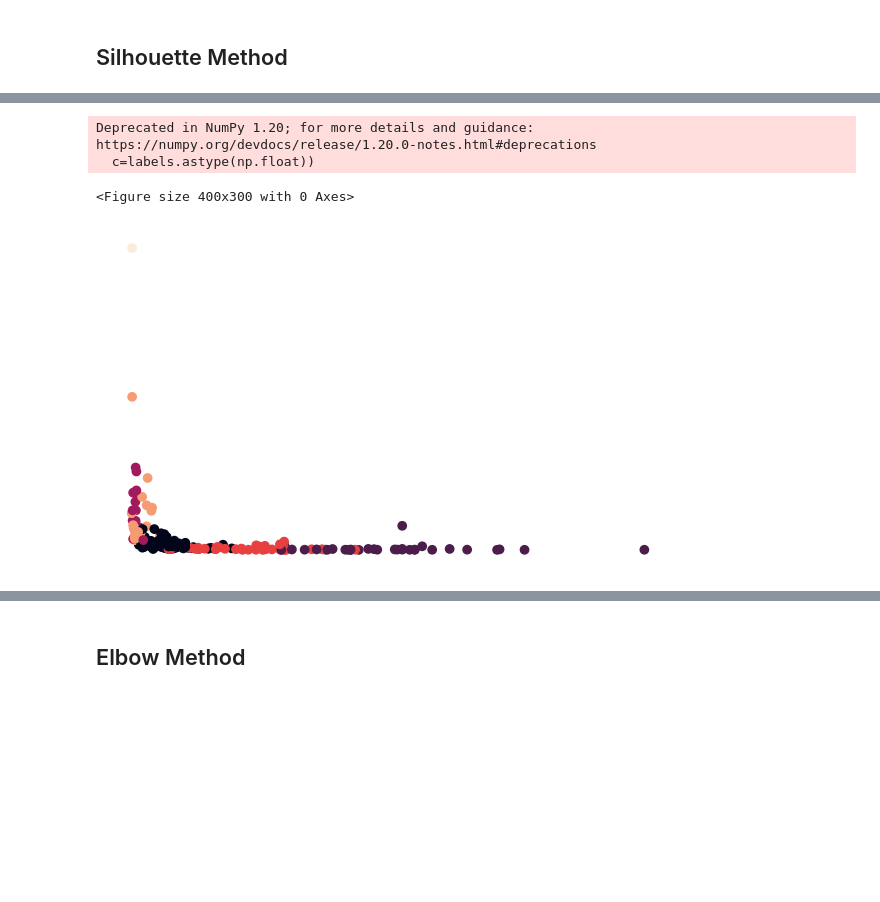
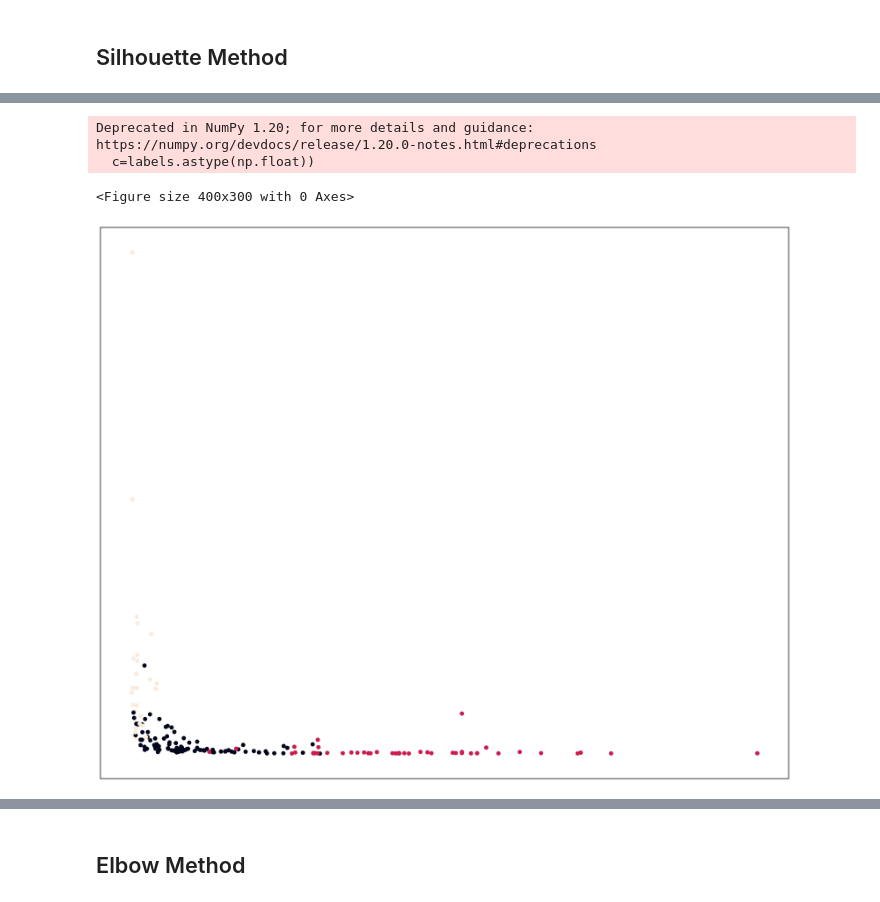
Before and after one commit to higoreller/clustering, a Jupyter notebook: src/portfolio_projects/country_clustering.ipynb, the cells around one changed output, grey strips where cells are left out. Saved outputs shown, nothing was run; the diff lists cells and outputs as text; code cells hidden in the pictures; blank space fills up the shorter version.

```diff
--- a/src/portfolio_projects/country_clustering.ipynb
+++ b/src/portfolio_projects/country_clustering.ipynb
@@ -109,26 +113,27 @@ plt.show()
 # %%
+#Definindo uma função para combinar com uma análise de K-médias e verificar como os clusters estão mergeados entre si.
 def plot_clustering(data, labels, title=None):
     x_min, x_max = np.min(data, axis=0), np.max(data, axis=0)
     data = (data - x_min) / (x_max - x_min)
     fig = plt.figure(1, figsize=(4, 3))
-    plt.figure(figsize=(6, 4))
+    plt.figure(figsize=(16, 14))
     plt.scatter(data[:, 0], data[:, 1],
                  c=labels.astype(np.float))
     plt.xticks([])
     plt.yticks([])
     if title is not None:
         plt.title(title, size=17)
-    plt.axis('off')
+    plt.axis()
     plt.tight_layout(rect=[0, 0.03, 1, 0.95])
 # %%
-kmeans = KMeans(n_clusters=6)
+kmeans = KMeans(n_clusters=3)
 kmeans.fit(country_scaled)
 labels = kmeans.labels_
 plot_clustering(country_scaled, labels)
 plt.show()
 # %% [output]
 Deprecated in NumPy 1.20; for more details and guidance: https://numpy.org/devdocs/release/1.20.0-notes.html#deprecations
   c=labels.astype(np.float))
 <Figure size 400x300 with 0 Axes>
-[figure, old version]
+[figure, new version]
 # %%
```
Also changed, not shown: parts of 16 cells of this notebook.
